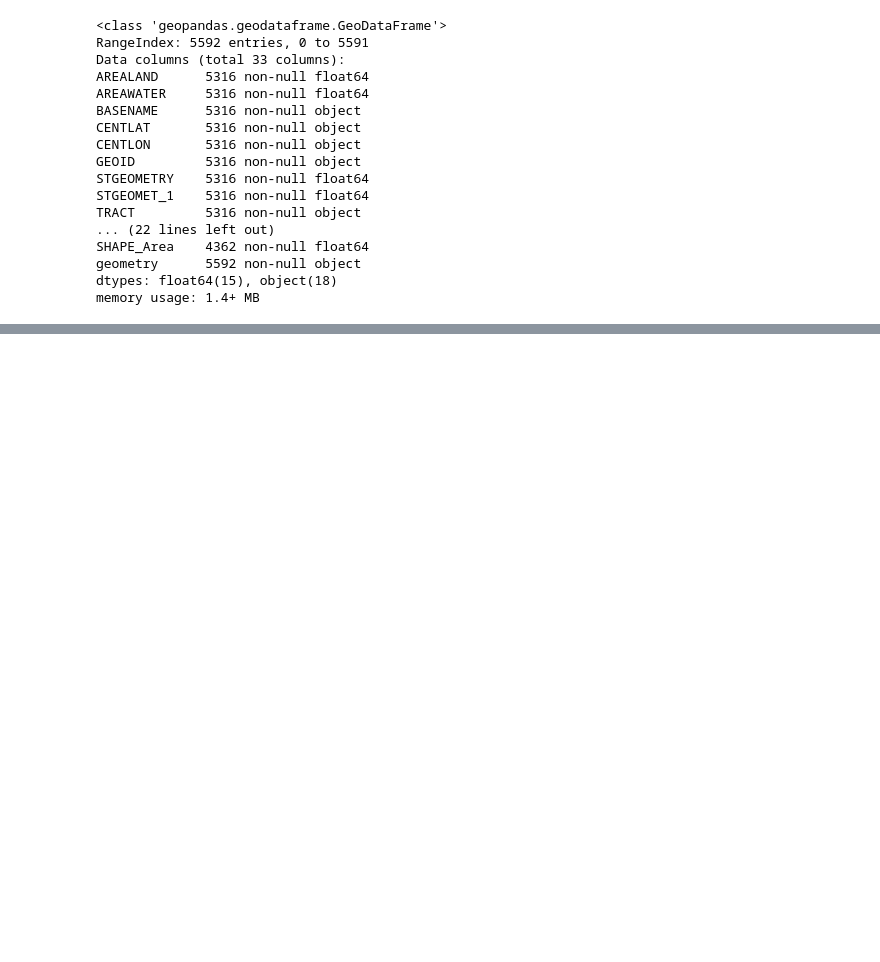
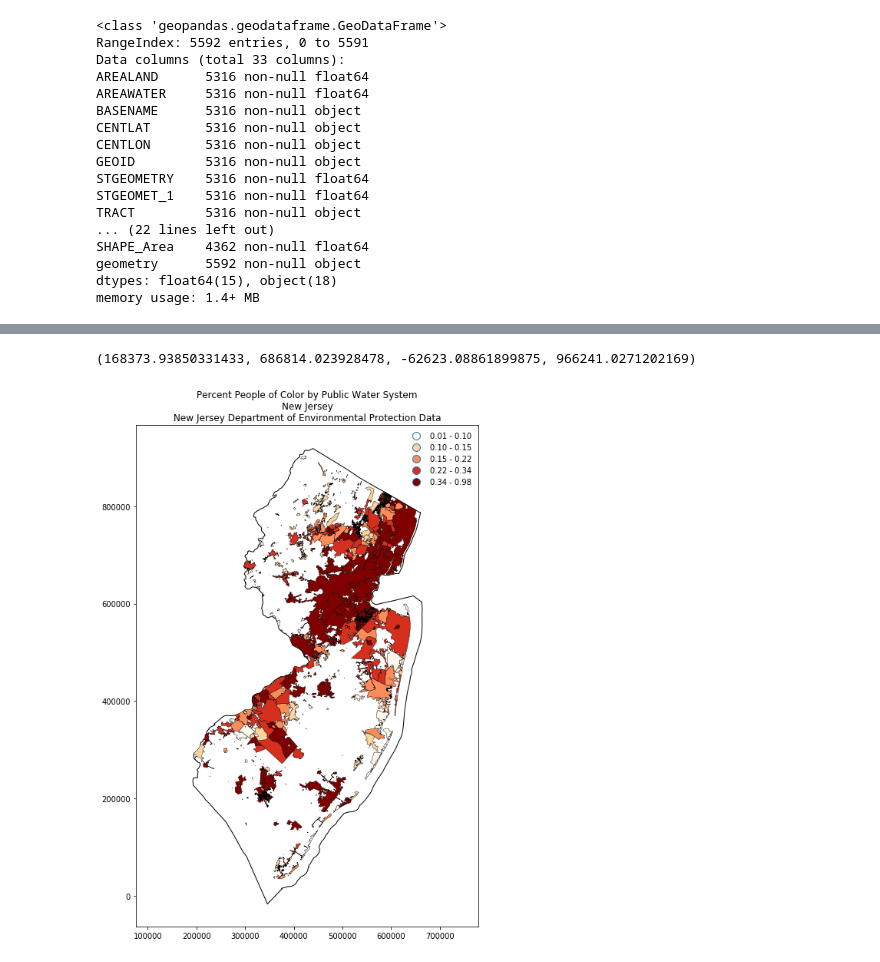
Before and after one commit to zstatmanweil/EJ-analysis-map, a Jupyter notebook: SpatialAnalysis/ArealWeighting.ipynb, the cells around one changed output, grey strips where cells are left out. Drawn from its saved outputs; the diff is of its cells as text; code cells hidden in the pictures; blank space fills up the shorter version.

```diff
--- a/SpatialAnalysis/ArealWeighting.ipynb
+++ b/SpatialAnalysis/ArealWeighting.ipynb
@@ -180,0 +308,31 @@ union['UnionPOC_pop'] = (union['Union_area'] / union['Tract_area']) * union['POC
+# %%
+# Plotting percent people of color by public water system
+# Plot the data
+fig, ax = plt.subplots(figsize = (8,12))
+NJ_boundary.plot(ax=ax,
+                edgecolor='black',
+                facecolor='white')
+PWS_agg.plot(ax = ax,
+             column='perc_POC',
+             scheme='QUANTILES',
+             k=5,cmap='OrRd',
+             edgecolor='black',
+             linewidth=0.4,
+             legend=True)
+
+# Geopandas source codes as the legend as a second axis
+legend = ax.get_legend()
+legend.get_frame().set_linewidth(0.0)
+#legend.set(title = 'Percentage Below the Poverty Line')
+
+# Add title to map
+ax.set(title = "Percent People of Color by Public Water System\n" +
+       "New Jersey\n"+
+       "New Jersey Department of Environmental Protection Data")
+
+# Turn off the axis
+plt.axis('equal')
+#ax.set_axis_off()
+# %% [output]
+(168373.93850331433, 686814.023928478, -62623.08861899875, 966241.0271202169)
+[figure, added]
```
Also changed, not shown: parts of 18 cells of this notebook.
